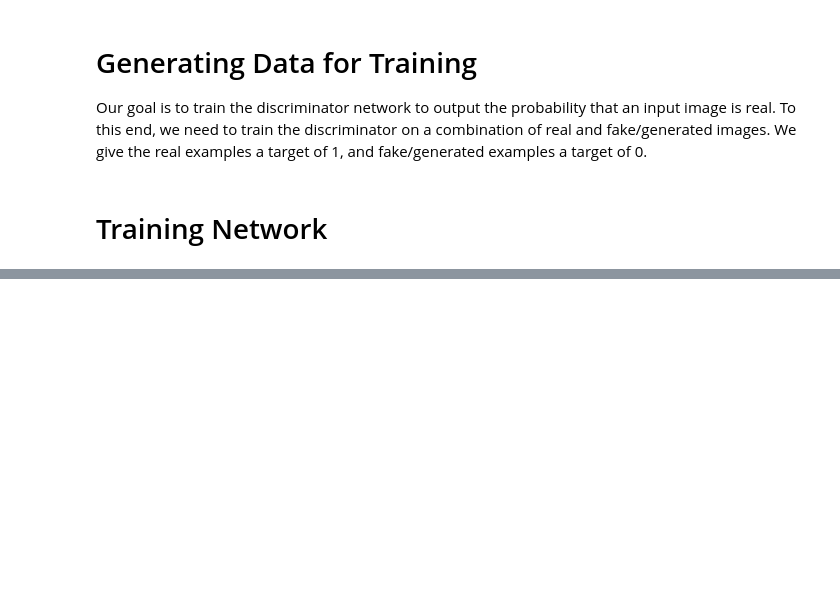
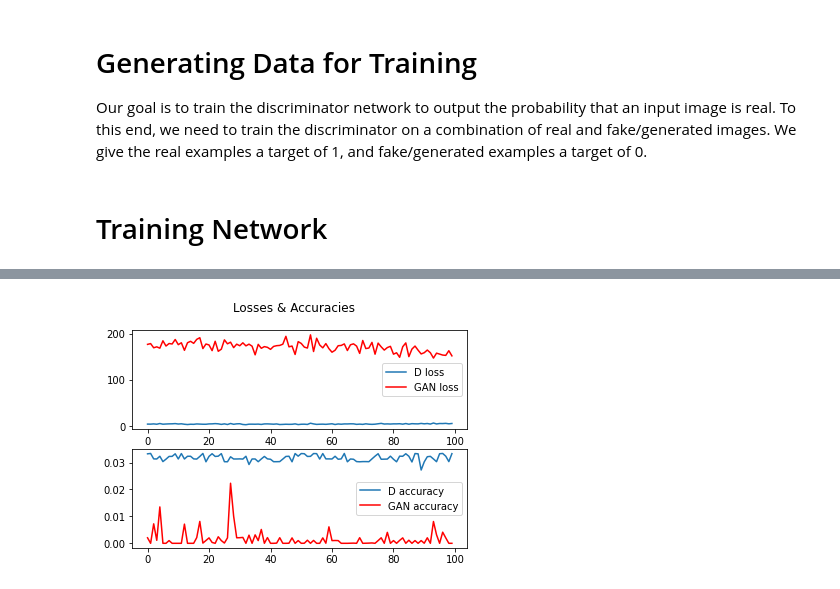
Before and after one commit to geoffcorvera/deeplearning-spring2021, a Jupyter notebook: MNIST_Fashion_GAN.ipynb, the cells around one changed output, grey strips where cells are left out. Saved outputs shown, nothing was run; the diff lists cells and outputs as text; code cells hidden in the pictures; blank space fills up the shorter version.

```diff
--- a/MNIST_Fashion_GAN.ipynb
+++ b/MNIST_Fashion_GAN.ipynb
@@ -261,0 +288,19 @@ _________________________________________________________________
+# %%
+# Plot Discriminator & GAN training losses
+ax = plt.subplot(2,1,1)
+line = plt.plot(range(len(dloss)), dloss)
+line.set_title('D loss')
+line = plt.plot(range(len(gloss)), gloss, 'r')()
+line.set_title('GAN loss')
+ax.legend()
+
+# Plot Discriminator & GAN training accuracy(?)
+ax = plt.subplot(2,1,2)
+line = plt.plot(range(len(dacc)), dacc)
+line.set_title('D accuracy')
+line = plt.plot(range(len(gacc)), gacc, 'r')
+line.set_title('GAN accuracy')
+ax.legend()
+
+plt.suptitle('Losses & Accuracies')
+plt.show()
@@ -261,0 +410,21 @@ _________________________________________________________________
+# %%
+# Plot Discriminator & GAN training losses
+ax = plt.subplot(2,1,1)
+dl_line, = plt.plot(range(len(d_loss)), d_loss)
+dl_line.set_label('D loss')
+gl_line, = plt.plot(range(len(g_loss)), g_loss, 'r')
+gl_line.set_label('GAN loss')
+ax.legend()
+
+# Plot Discriminator & GAN training accuracy(?)
+ax = plt.subplot(2,1,2)
+line, = plt.plot(range(len(d_acc)), d_acc)
+line.set_label('D accuracy')
+line, = plt.plot(range(len(g_acc)), g_acc, 'r')
+line.set_label('GAN accuracy')
+ax.legend()
+
+plt.suptitle('Losses & Accuracies')
+plt.show()
+# %% [output]
+[figure, added]
```
Also changed, not shown: parts of 26 cells of this notebook.
